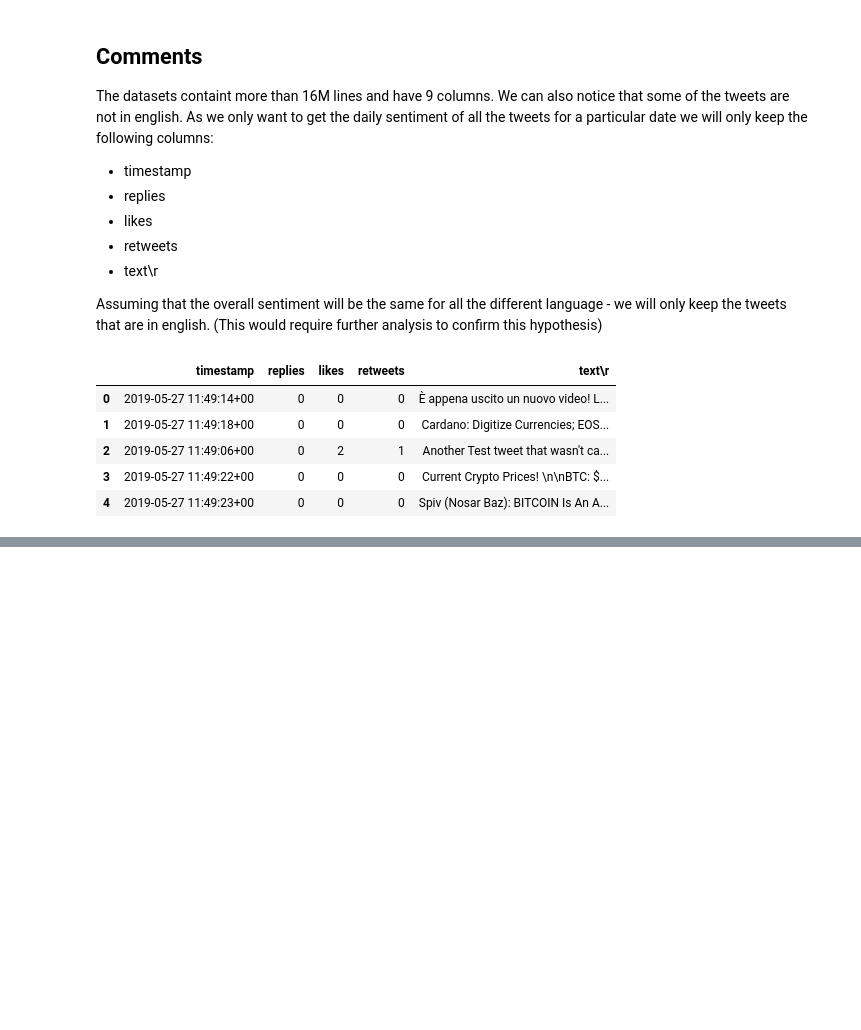
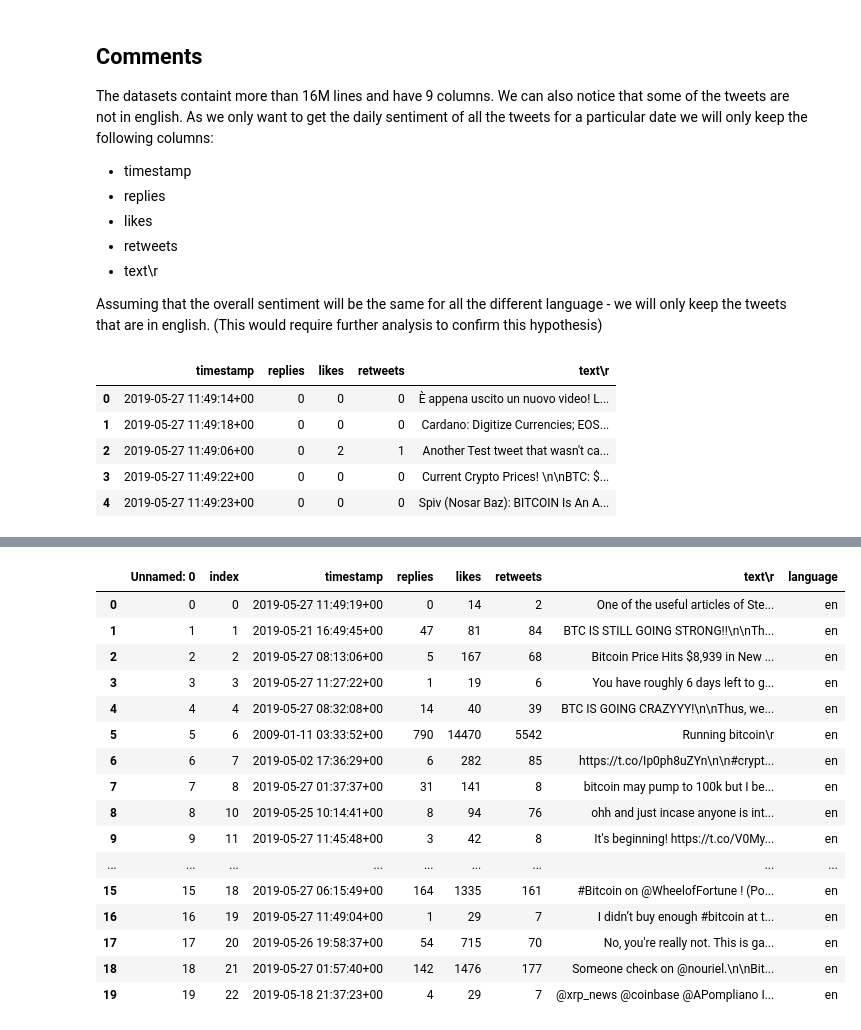
Before and after one commit to MatDeiber/Udacity-ML-Capstone-Project, a Jupyter notebook: Step 1 - Data Exploration and Visualization.ipynb, the cells around one changed output, grey strips where cells are left out. Cells and saved outputs as stored; diff of their text form; code cells hidden in the pictures; blank space fills up the shorter version.

```diff
--- a/Step 1 - Data Exploration and Visualization.ipynb
+++ b/Step 1 - Data Exploration and Visualization.ipynb
@@ -191,0 +280,22 @@ print(doc._.language)
+# %%
+df2 = pd.read_csv('tweets_processed.csv')
+# %%
+df2.head(20)
+# %% [output]
+|  | Unnamed: 0 | index | timestamp | replies | likes | retweets | text\r | language |
+| 0 | 0 | 0 | 2019-05-27 11:49:19+00 | 0 | 14 | 2 | One of the useful articles of Ste... | en |
+| 1 | 1 | 1 | 2019-05-21 16:49:45+00 | 47 | 81 | 84 | BTC IS STILL GOING STRONG!!\n\nTh... | en |
+| 2 | 2 | 2 | 2019-05-27 08:13:06+00 | 5 | 167 | 68 | Bitcoin Price Hits $8,939 in New ... | en |
+| 3 | 3 | 3 | 2019-05-27 11:27:22+00 | 1 | 19 | 6 | You have roughly 6 days left to g... | en |
+| 4 | 4 | 4 | 2019-05-27 08:32:08+00 | 14 | 40 | 39 | BTC IS GOING CRAZYYY!\n\nThus, we... | en |
+| 5 | 5 | 6 | 2009-01-11 03:33:52+00 | 790 | 14470 | 5542 | Running bitcoin\r | en |
+| 6 | 6 | 7 | 2019-05-02 17:36:29+00 | 6 | 282 | 85 | https://t.co/Ip0ph8uZYn\n\n#crypt... | en |
+| 7 | 7 | 8 | 2019-05-27 01:37:37+00 | 31 | 141 | 8 | bitcoin may pump to 100k but I be... | en |
+| 8 | 8 | 10 | 2019-05-25 10:14:41+00 | 8 | 94 | 76 | ohh and just incase anyone is int... | en |
+| 9 | 9 | 11 | 2019-05-27 11:45:48+00 | 3 | 42 | 8 | It's beginning! https://t.co/V0My... | en |
+| ... | ... | ... | ... | ... | ... | ... | ... | ... |
+| 15 | 15 | 18 | 2019-05-27 06:15:49+00 | 164 | 1335 | 161 | #Bitcoin on @WheelofFortune ! (Po... | en |
+| 16 | 16 | 19 | 2019-05-27 11:49:04+00 | 1 | 29 | 7 | I didn’t buy enough #bitcoin at t... | en |
+| 17 | 17 | 20 | 2019-05-26 19:58:37+00 | 54 | 715 | 70 | No, you're really not. This is ga... | en |
+| 18 | 18 | 21 | 2019-05-27 01:57:40+00 | 142 | 1476 | 177 | Someone check on @nouriel.\n\nBit... | en |
+| 19 | 19 | 22 | 2019-05-18 21:37:23+00 | 4 | 29 | 7 | @xrp_news @coinbase @APompliano I... | en |
```
Also changed, not shown: parts of 14 cells of this notebook, 9 other files.
